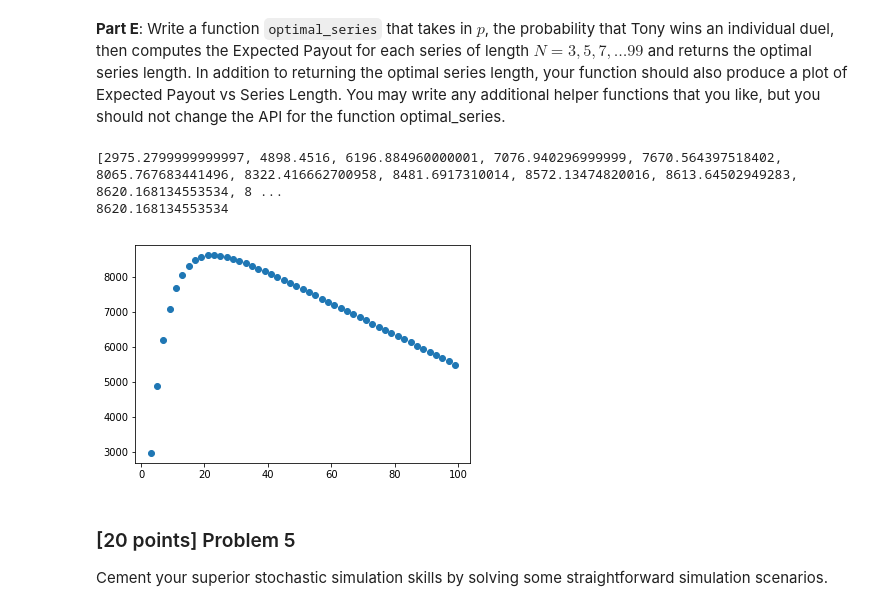
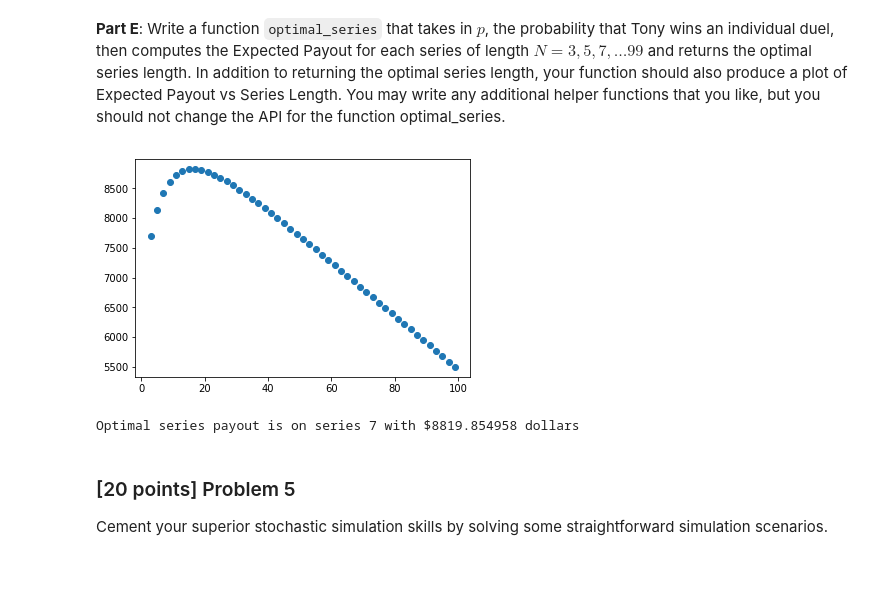
Before and after one commit to robertrenecker/csci3022, a Jupyter notebook: homework/homework3/hmwk03_Renecker_Robert.ipynb, the cells around one changed output. Saved outputs shown, nothing was run; the diff lists cells and outputs as text; code cells hidden in the pictures; blank space fills up the shorter version.

```diff
--- a/homework/homework3/hmwk03_Renecker_Robert.ipynb
+++ b/homework/homework3/hmwk03_Renecker_Robert.ipynb
@@ -326,44 +326,31 @@ def optimal_series(p):
         take_away = 0;
         final_value = 0;
         has_to_win = int(np.floor(x/2)+1);
-        series_value = (tony_win_p)**(has_to_win)*(has_to_win*90);
+        series_value = (10000-(has_to_win*90))*(tony_win_p)**(has_to_win);
         #for all (tony_win_prob)^(the # games it takes tony to win) * (lost_probability)^(all games oponnent can win)
 
         for i in range(1,has_to_win):
             #comb is correct
             combination_count = comb(i+has_to_win-1, has_to_win-1 )
-            #
             series_value += (10000-(has_to_win*90))*combination_count* ((tony_win_p)**(has_to_win)) * ((tony_lose_p)**(i));
-            #print("series %d " %x, series_value, combination_count, tony_win_p, has_to_win, tony_lose_p);
 
         final_value = series_value;
         #print("expected payout of series: %d " %x , final_value);
 
         expected_payouts.append(final_value);
 
-
-
-
-    print(expected_payouts);
-    #Expected payout versus series length x { 3, ..., 99}
-    #y is [0,10000]
-    print(max(expected_payouts));
-
     plt.scatter(series_count, expected_payouts);
     plt.show();
 
-
-
-
-
-    optimal_series_length = 1
-    return optimal_series_length;
+    optimal_series_payout = max(expected_payouts);
+    optimal_series_length = expected_payouts.index(optimal_series_payout);
+    return (optimal_series_length,optimal_series_payout);
-# %%
-optimal_series(.7);
-# %% [output]
-[2975.2799999999997, 4898.4516, 6196.884960000001, 7076.940296999999, 7670.564397518402, 8065.767683441496, 8322.416662700958, 8481.6917310014, 8572.13474820016, 8613.64502949283, 8620.168134553534, 8 ...
-8620.168134553534
-[figure, removed]
+# %%
+k_series, payout = optimal_series(.7);
+print("Optimal series payout is on series %d with $%f dollars" % (k_series, payout));
+# %% [output]
+[figure, added]
+Optimal series payout is on series 7 with $8819.854958 dollars
 # %% [markdown]
 ### [20 points] Problem 5
 
```
Also changed, not shown: parts of 5 cells of this notebook.
